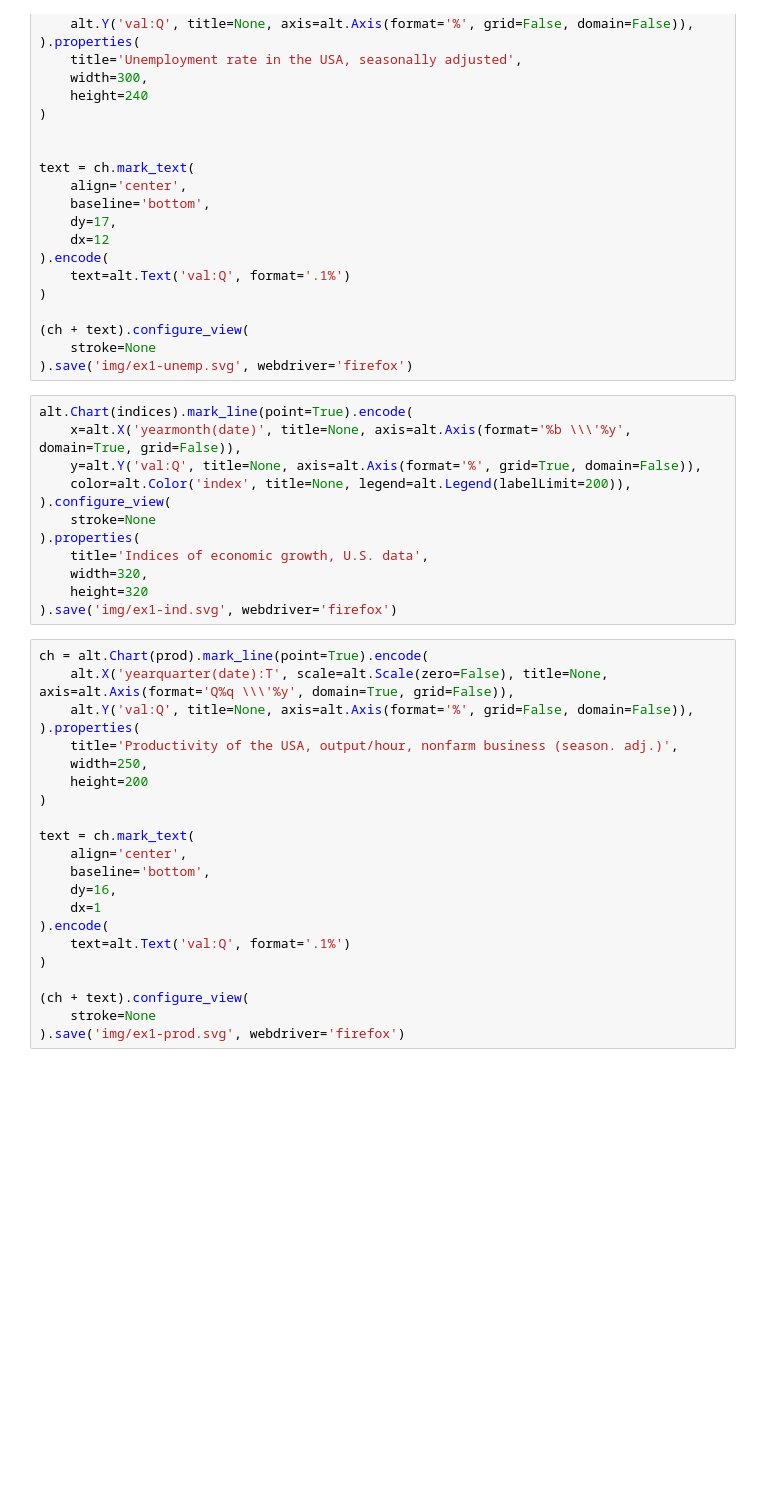
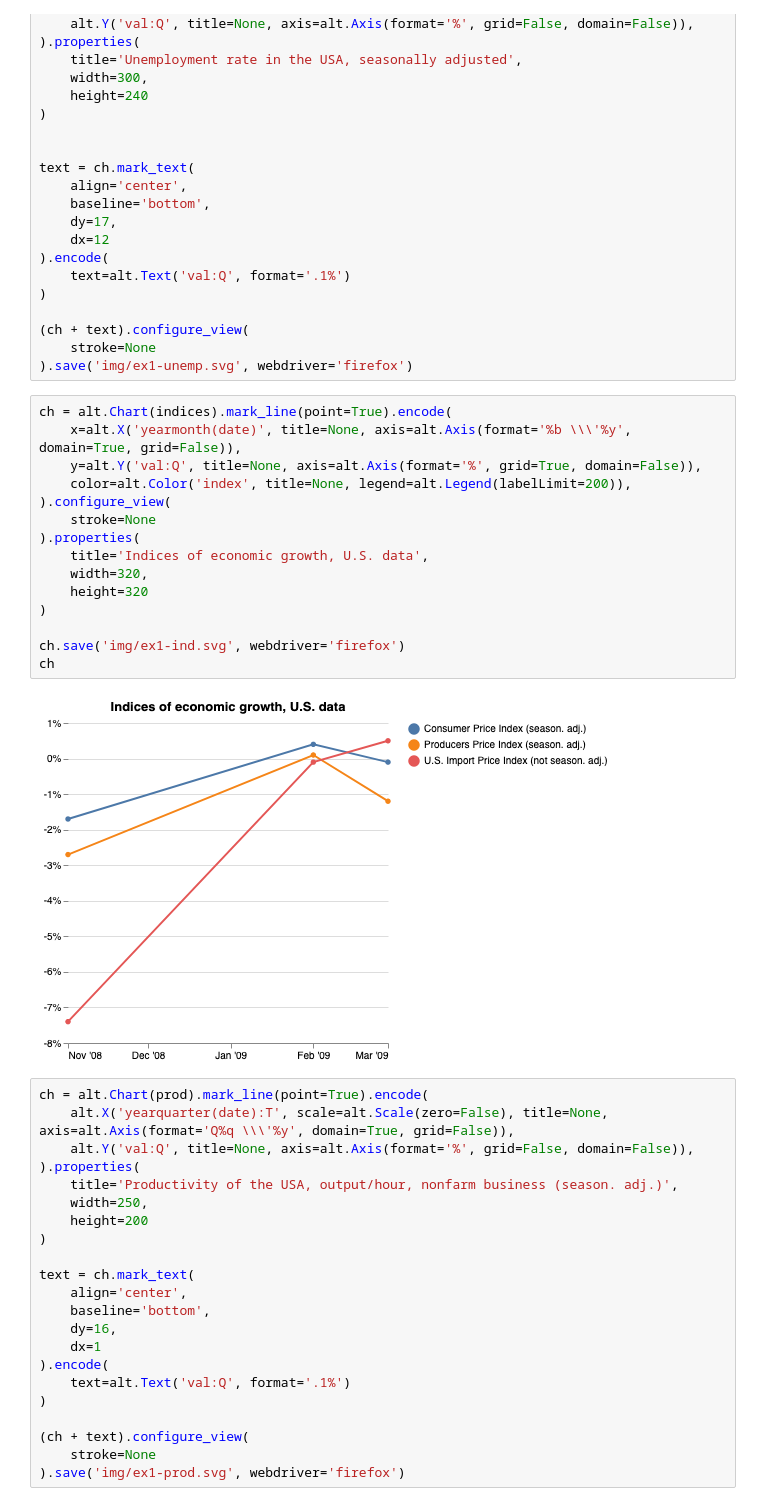
Before and after one commit to souserge/information-visualization, a Jupyter notebook: assignment-1/MakeVisualisation.ipynb, the cells around one changed output. Drawn from its saved outputs; the diff is of its cells as text; blank space fills up the shorter version.

```diff
--- a/assignment-1/MakeVisualisation.ipynb
+++ b/assignment-1/MakeVisualisation.ipynb
@@ -75,17 +77,22 @@ text = ch.mark_text(
     stroke=None
 ).save('img/ex1-unemp.svg', webdriver='firefox')
 # %%
-alt.Chart(indices).mark_line(point=True).encode(
+ch = alt.Chart(indices).mark_line(point=True).encode(
     x=alt.X('yearmonth(date)', title=None, axis=alt.Axis(format='%b \\\'%y', domain=True, grid=False)),
     y=alt.Y('val:Q', title=None, axis=alt.Axis(format='%', grid=True, domain=False)),
     color=alt.Color('index', title=None, legend=alt.Legend(labelLimit=200)),
 ).configure_view(
     stroke=None
 ).properties(
     title='Indices of economic growth, U.S. data',
     width=320,
     height=320
-).save('img/ex1-ind.svg', webdriver='firefox')
+)
+
+ch.save('img/ex1-ind.svg', webdriver='firefox')
+ch
+# %% [output]
+[figure, added]
 # %%
 ch = alt.Chart(prod).mark_line(point=True).encode(
     alt.X('yearquarter(date):T', scale=alt.Scale(zero=False), title=None, axis=alt.Axis(format='Q%q \\\'%y', domain=True, grid=False)),
```
Also changed, not shown: parts of 4 cells of this notebook, 4 other files.
